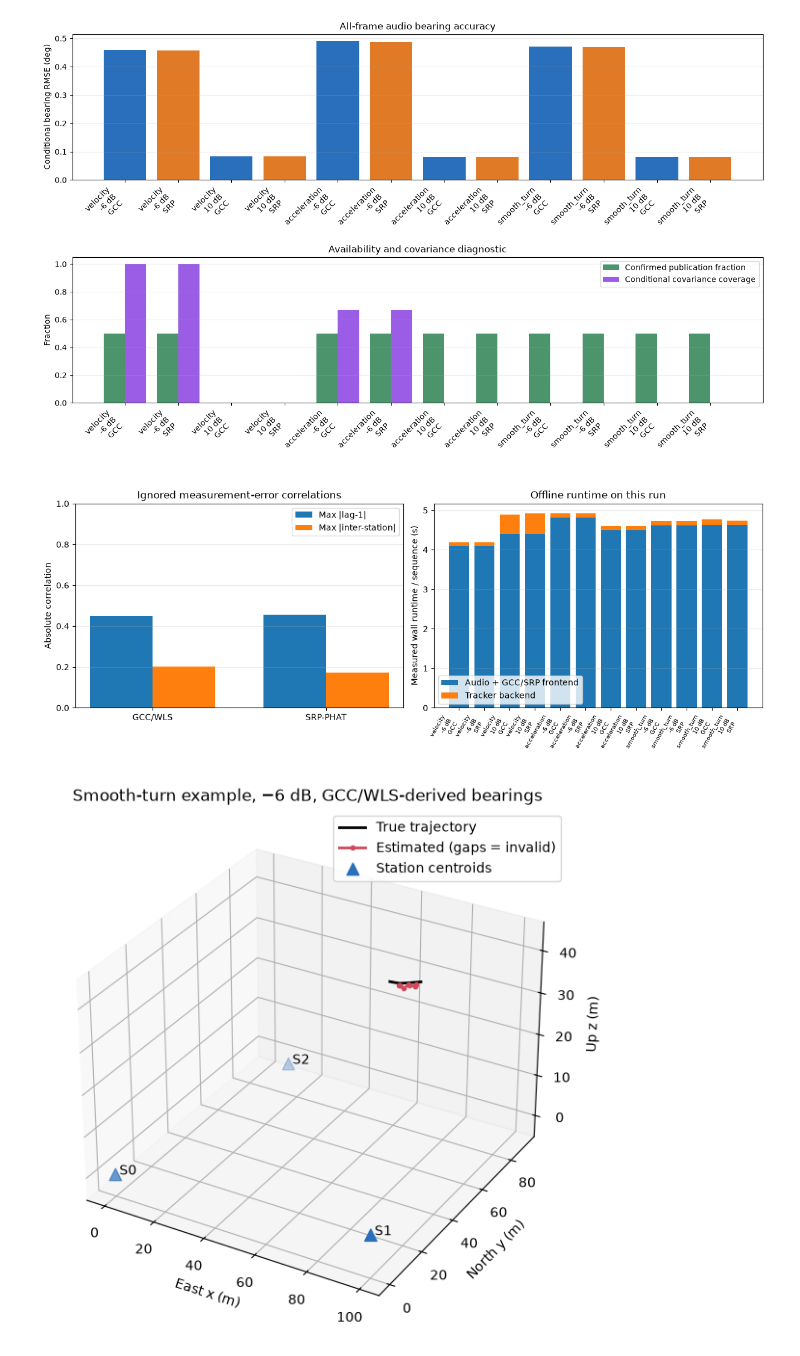
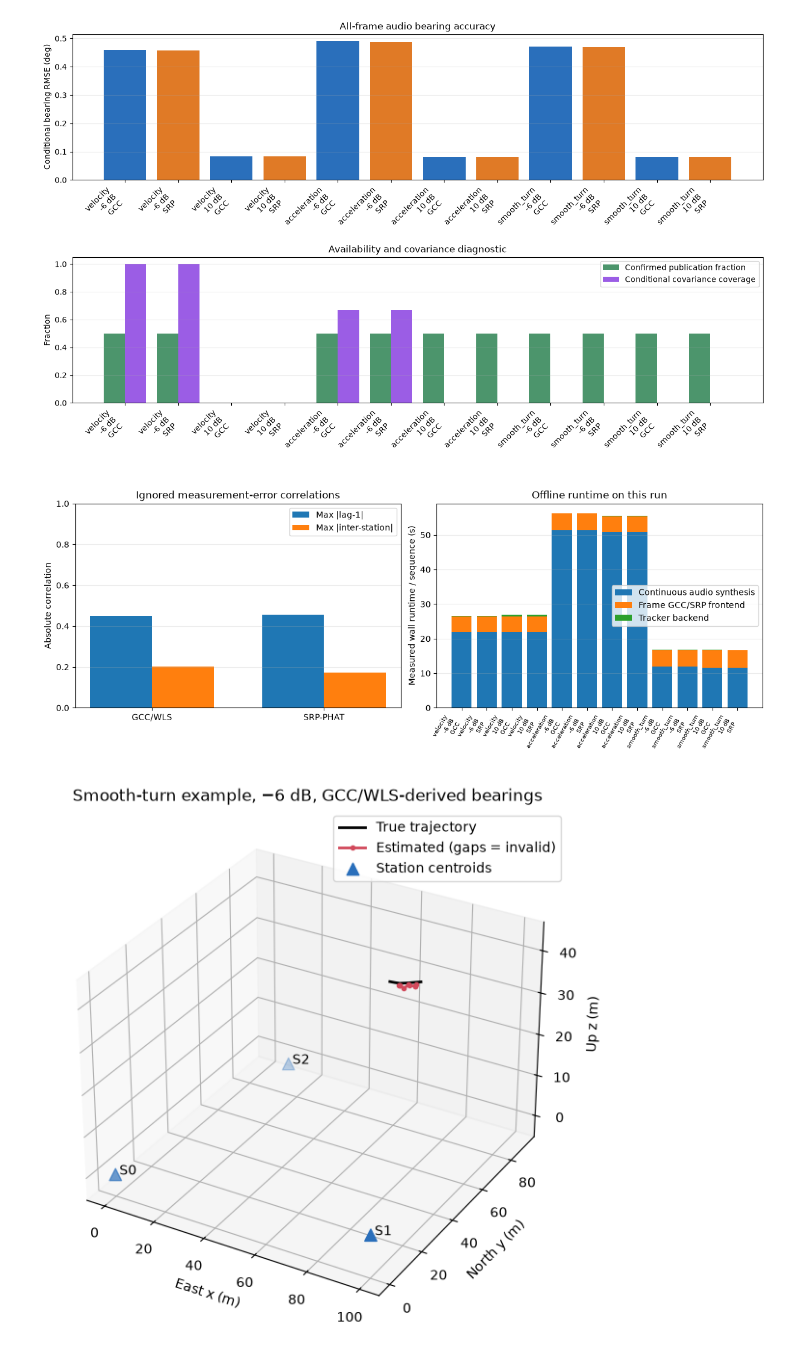
Before and after one commit to leomanchic/diploma, a Jupyter notebook: uav_acoustic_model/notebooks/three_station_audio_tracking_validation.ipynb, the cells around one changed output. Drawn from its saved outputs; the diff is of its cells as text; code cells hidden in the pictures.

Commit message:
Separate audio pipeline runtime diagnostics

```diff
--- a/uav_acoustic_model/notebooks/three_station_audio_tracking_validation.ipynb
+++ b/uav_acoustic_model/notebooks/three_station_audio_tracking_validation.ipynb
@@ -104,30 +104,32 @@ plt.show()
 # %%
 fig, axes = plt.subplots(1, 2, figsize=(12, 4.5), constrained_layout=True)
 methods = ['all_6_equal_gcc_wls', 'equal_weight_srp_phat']
 method_labels = ['GCC/WLS', 'SRP-PHAT']
 temporal = [max(abs(float(row[k])) for row in calibration if row['estimator_variant'] == method for k in ('temporal_lag1_az', 'temporal_lag1_el')) for method in methods]
 interstation = [max(abs(float(row['maximum_absolute_interstation_correlation'])) for row in calibration if row['estimator_variant'] == method) for method in methods]
 mx = np.arange(2)
 axes[0].bar(mx - 0.18, temporal, 0.36, label='Max |lag-1|')
 axes[0].bar(mx + 0.18, interstation, 0.36, label='Max |inter-station|')
 axes[0].set_xticks(mx, method_labels)
 axes[0].set_ylim(0, 1)
 axes[0].set_ylabel('Absolute correlation')
 axes[0].set_title('Ignored measurement-error correlations')
 axes[0].legend()
 axes[0].grid(axis='y', alpha=0.25)
-front = [float(row['mean_audio_frontend_wall_runtime_s_per_sequence']) for row in summary]
+synthesis = [float(row['mean_audio_synthesis_wall_runtime_s_per_sequence']) for row in summary]
+front = [float(row['mean_bearing_frontend_wall_runtime_s_per_sequence']) for row in summary]
 back = [float(row['mean_tracker_runtime_s_per_sequence']) for row in summary]
-axes[1].bar(x, front, label='Audio + GCC/SRP frontend')
-axes[1].bar(x, back, bottom=front, label='Tracker backend')
+axes[1].bar(x, synthesis, label='Continuous audio synthesis')
+axes[1].bar(x, front, bottom=synthesis, label='Frame GCC/SRP frontend')
+axes[1].bar(x, back, bottom=np.asarray(synthesis) + np.asarray(front), label='Tracker backend')
 axes[1].set_ylabel('Measured wall runtime / sequence (s)')
 axes[1].set_title('Offline runtime on this run')
 axes[1].set_xticks(x, labels, rotation=60, ha='right', fontsize=7)
 axes[1].legend()
 axes[1].grid(axis='y', alpha=0.25)
 plt.show()
 # %% [output]
-[figure, old version]
+[figure, new version]
 # %%
 chosen = [row for row in tracking if row['trajectory_kind'] == 'smooth_turn' and row['snr_db'] == '-6.0' and row['estimator_variant'] == 'all_6_equal_gcc_wls']
 chosen.sort(key=lambda row: float(row['processing_time_s']))
```
Also changed, not shown: 6 other files.
